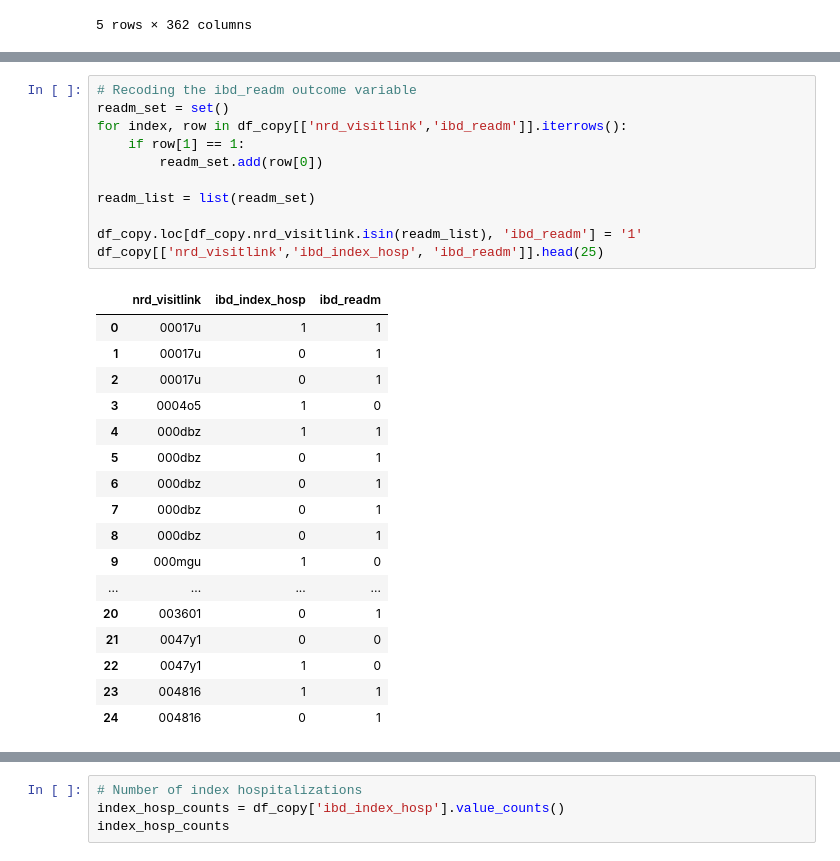
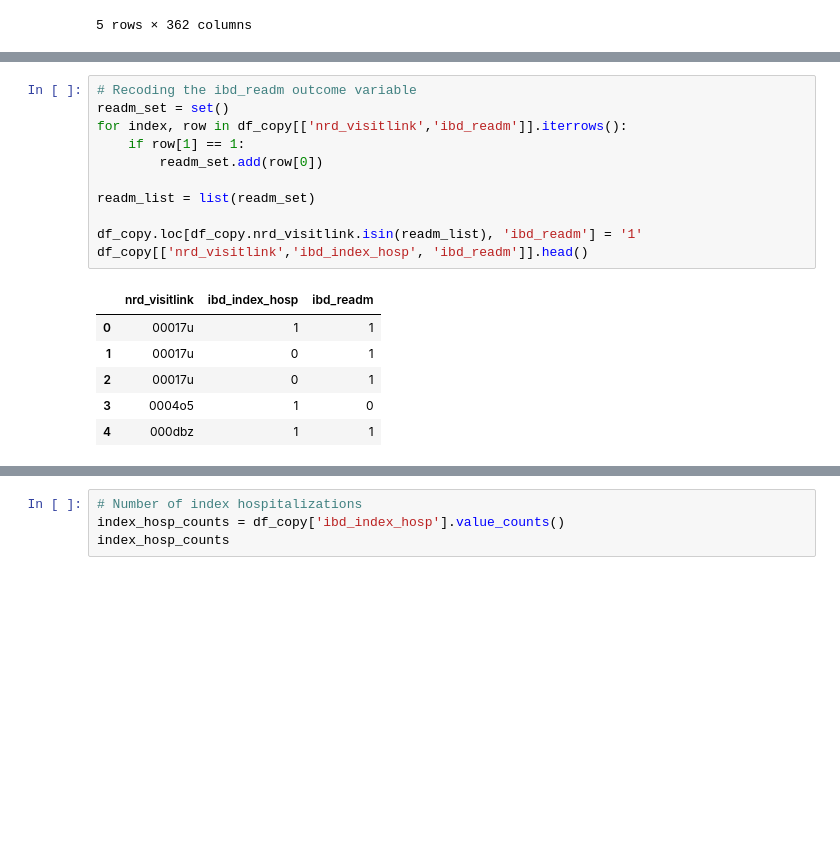
Before and after one commit to jgabunilas/IBD-final-project, a Jupyter notebook: NRD 2013 - Machine Learning (sagar).ipynb, the cells around one changed output, grey strips where cells are left out. Saved outputs shown, nothing was run; the diff lists cells and outputs as text; blank space fills up the shorter version.

```diff
--- a/NRD 2013 - Machine Learning (sagar).ipynb
+++ b/NRD 2013 - Machine Learning (sagar).ipynb
@@ -85,30 +74,19 @@ df_copy[['nrd_visitlink','ibd_index_hosp', 'dx1', 'new_mi_adm', 'ibd_readm']].he
 # %%
 # Recoding the ibd_readm outcome variable
 readm_set = set()
 for index, row in df_copy[['nrd_visitlink','ibd_readm']].iterrows():
     if row[1] == 1:
         readm_set.add(row[0])
 
 readm_list = list(readm_set)
 
 df_copy.loc[df_copy.nrd_visitlink.isin(readm_list), 'ibd_readm'] = '1'
-df_copy[['nrd_visitlink','ibd_index_hosp', 'ibd_readm']].head(25)
+df_copy[['nrd_visitlink','ibd_index_hosp', 'ibd_readm']].head()
 # %% [output]
 |  | nrd_visitlink | ibd_index_hosp | ibd_readm |
 | 0 | 00017u | 1 | 1 |
 | 1 | 00017u | 0 | 1 |
 | 2 | 00017u | 0 | 1 |
 | 3 | 0004o5 | 1 | 0 |
 | 4 | 000dbz | 1 | 1 |
-| 5 | 000dbz | 0 | 1 |
-| 6 | 000dbz | 0 | 1 |
-| 7 | 000dbz | 0 | 1 |
-| 8 | 000dbz | 0 | 1 |
-| 9 | 000mgu | 1 | 0 |
-| ... | ... | ... | ... |
-| 20 | 003601 | 0 | 1 |
-| 21 | 0047y1 | 0 | 0 |
-| 22 | 0047y1 | 1 | 0 |
-| 23 | 004816 | 1 | 1 |
-| 24 | 004816 | 0 | 1 |
 # %%
```
Also changed, not shown: parts of 18 cells of this notebook, 1 other file.
